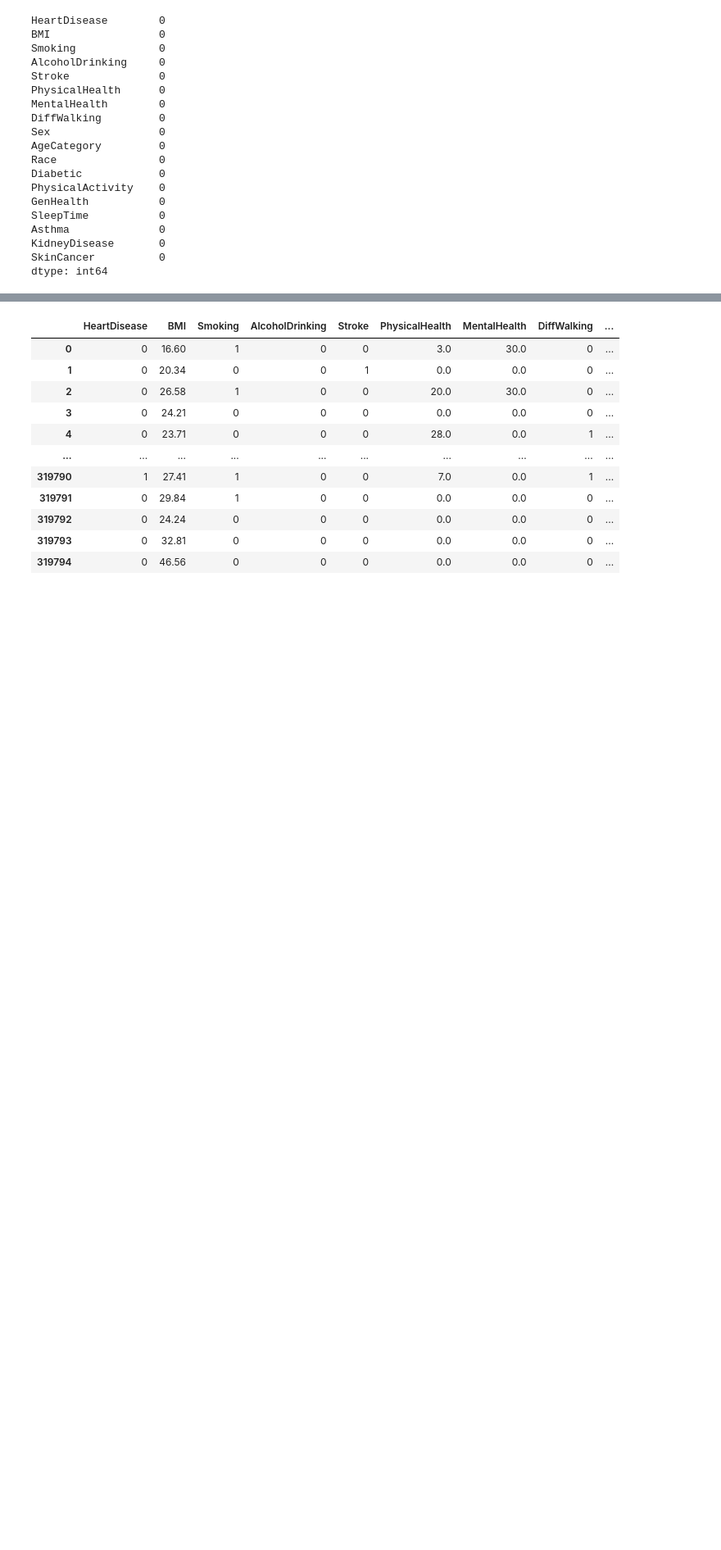
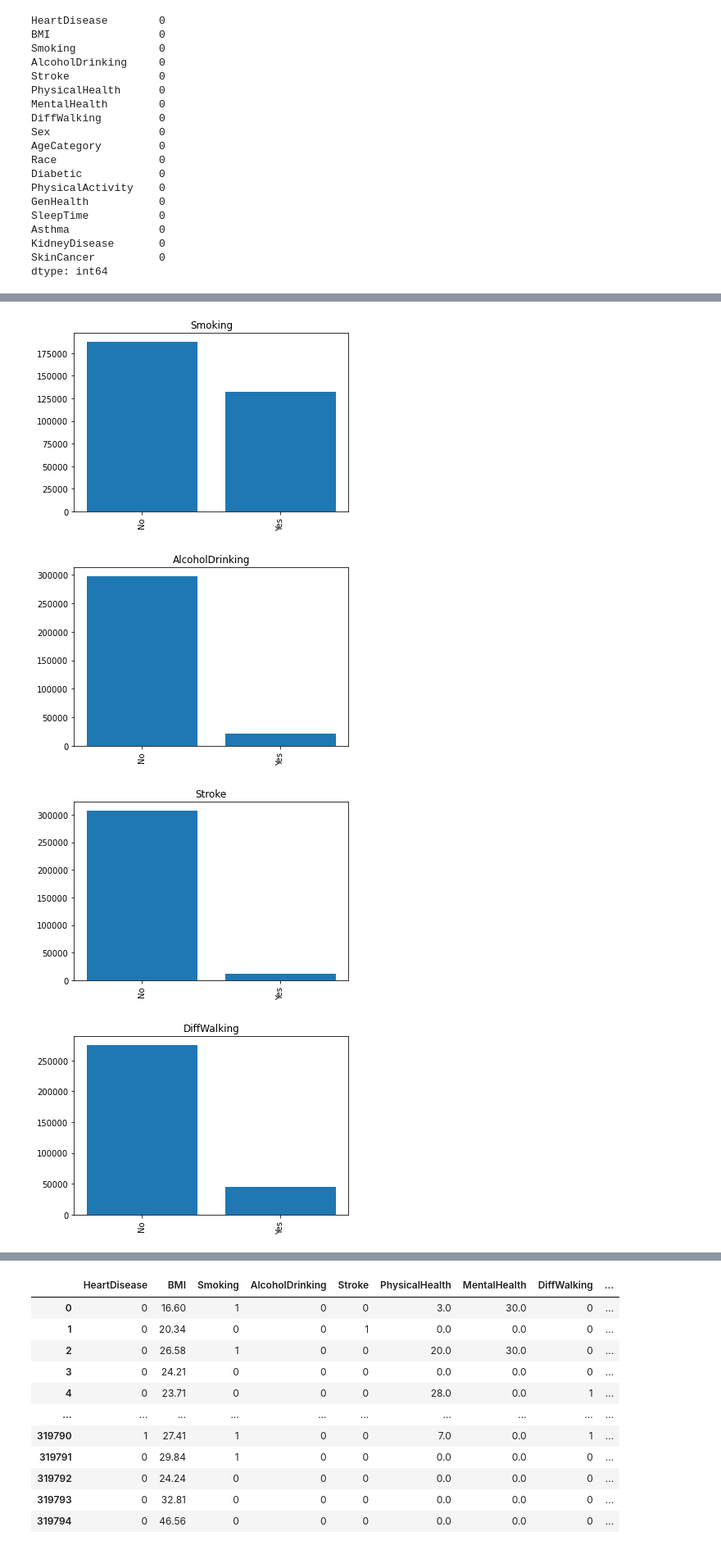
Before and after one commit to bkudaimi/Applied-Data-Science, a Jupyter notebook: DSC 680 Project 2 - Classifying Heart Disease.ipynb, the cells around one changed output, grey strips where cells are left out. Shown: that part at 82% size. Drawn from its saved outputs; the diff is of its cells as text; code cells hidden in the pictures; blank space fills up the shorter version.

```diff
--- a/DSC 680 Project 2 - Classifying Heart Disease.ipynb
+++ b/DSC 680 Project 2 - Classifying Heart Disease.ipynb
@@ -49,0 +56,17 @@ dtype: int64
+# %%
+#Viewing bar charts of the categorical variables
+cat_list = ['Smoking', 'AlcoholDrinking', 'Stroke', 'DiffWalking', 'Sex', 'AgeCategory', 'Race',
+            'Diabetic', 'PhysicalActivity', 'GenHealth', 'Asthma', 'KidneyDisease', 'SkinCancer']
+
+for i in cat_list:
+    A = heart_df[i].value_counts().index
+    B = heart_df[i].value_counts().values
+    plt.bar(A, B)
+    plt.title(i)
+    plt.xticks(rotation=90)
+    plt.show()
+# %% [output]
+[figure, added]
+[figure, added]
+[figure, added]
+[figure, added]
```
Also changed, not shown: parts of 4 cells of this notebook.
